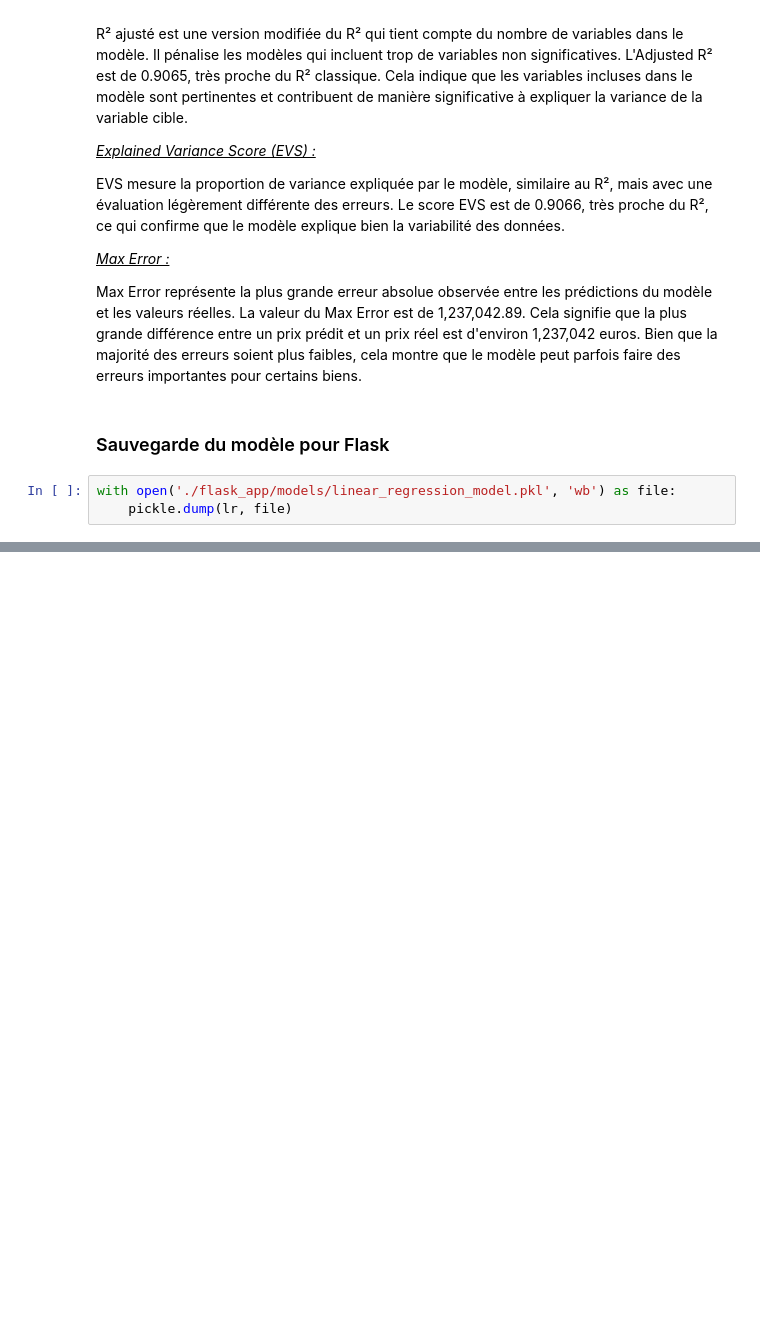
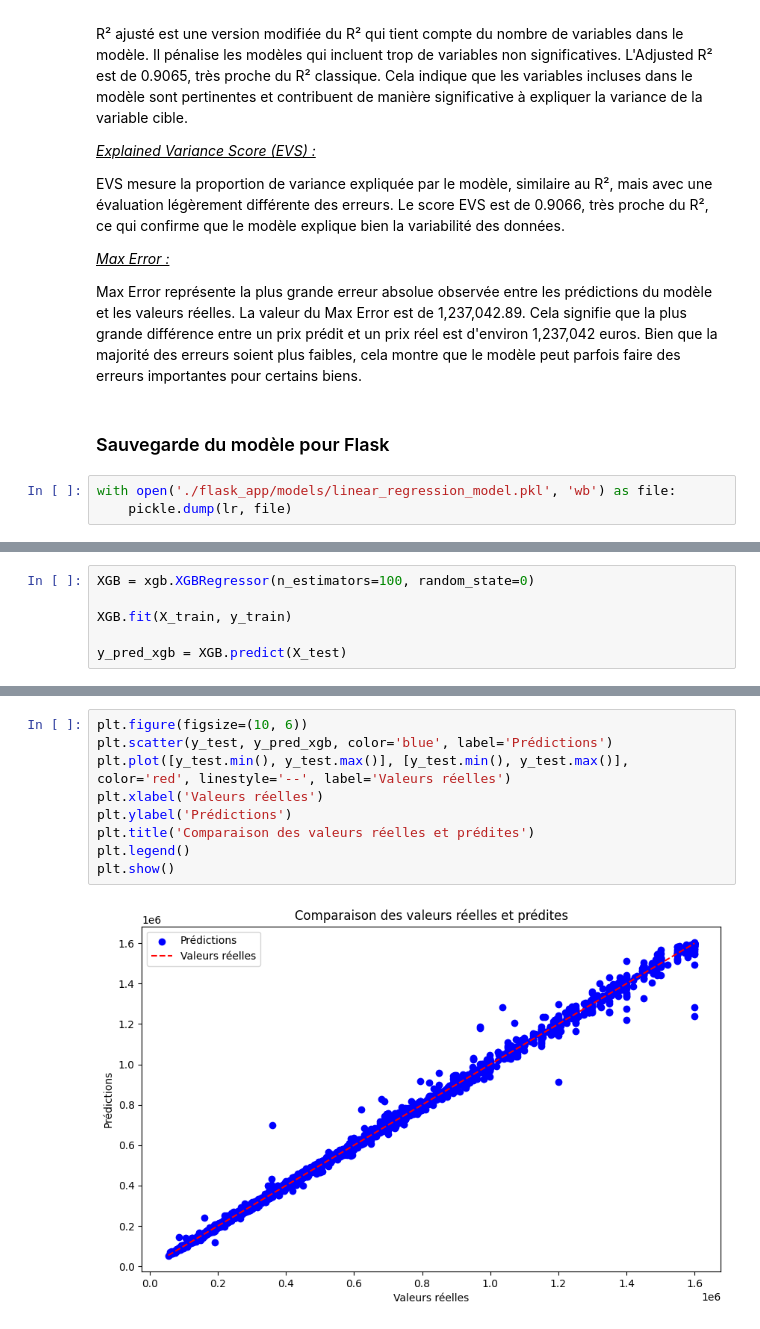
Before and after one commit to aurelien-adjimi/apartment-hunter, a Jupyter notebook: regression_notebook_aure.ipynb, the cells around one changed output, grey strips where cells are left out. Saved outputs shown, nothing was run; the diff lists cells and outputs as text; blank space fills up the shorter version.

```diff
--- a/regression_notebook_aure.ipynb
+++ b/regression_notebook_aure.ipynb
@@ -336,0 +345,6 @@ with open('./flask_app/models/linear_regression_model.pkl', 'wb') as file:
+# %%
+XGB = xgb.XGBRegressor(n_estimators=100, random_state=0)
+
+XGB.fit(X_train, y_train)
+
+y_pred_xgb = XGB.predict(X_test)
@@ -336,0 +382,11 @@ with open('./flask_app/models/linear_regression_model.pkl', 'wb') as file:
+# %%
+plt.figure(figsize=(10, 6))
+plt.scatter(y_test, y_pred_xgb, color='blue', label='Prédictions')
+plt.plot([y_test.min(), y_test.max()], [y_test.min(), y_test.max()], color='red', linestyle='--', label='Valeurs réelles')
+plt.xlabel('Valeurs réelles')
+plt.ylabel('Prédictions')
+plt.title('Comparaison des valeurs réelles et prédites')
+plt.legend()
+plt.show()
+# %% [output]
+[figure, added]
```
Also changed, not shown: parts of 7 cells of this notebook.
